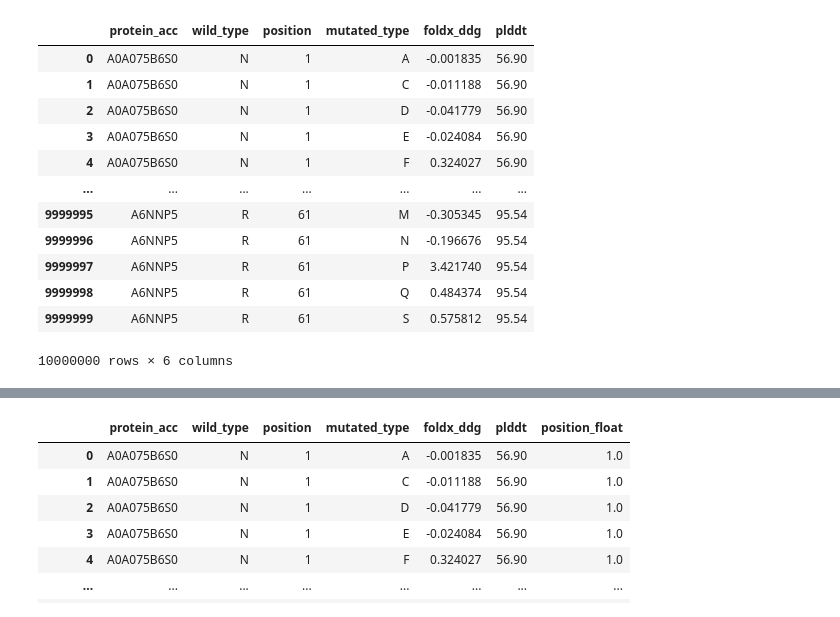
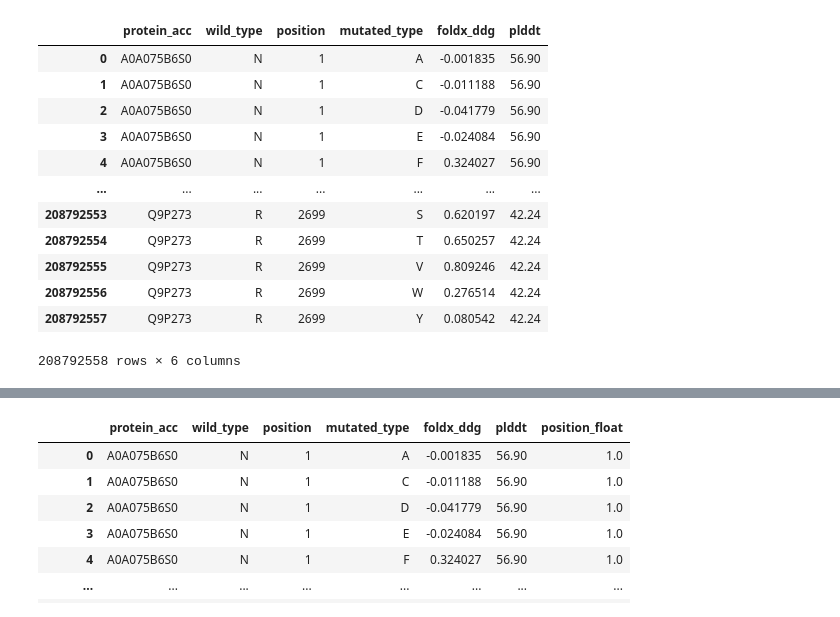
Before and after one commit to PhenoMeters/pheno_analysis, a Jupyter notebook: stability_testing.ipynb, the cells around one changed output, grey strips where cells are left out. Saved outputs shown, nothing was run; the diff lists cells and outputs as text; code cells hidden in the pictures.

Commit message:
finished working split stability

```diff
--- a/stability_testing.ipynb
+++ b/stability_testing.ipynb
@@ -12,24 +12,24 @@ import time
 import math
 # %%
 phosphosite_data = pd.read_csv("/people/imal967/git_repos/pheno_analysis/phosphosite_for_pockets.csv", nrows = 10000)
-stability_data = pd.read_csv("/rcfs/projects/proteometer/ProtVar/predictions/stability/2024.05.28_foldx_energy.csv", nrows = 10000000) # the stability dataset is BIG. It has 208792558 rows.  Just loading in the first 100,000
+stability_data = pd.read_csv("/rcfs/projects/proteometer/ProtVar/predictions/stability/2024.05.28_foldx_energy.csv") # the stability dataset is BIG. It has 208792558 rows.  Just loading in the first 100,000
 stability_data
 
 # note that the .sample() still reads in the whole csv and just samples from it.  Better to use the nrows so it just reads the first n rows
 # %% [output]
 |  | protein_acc | wild_type | position | mutated_type | foldx_ddg | plddt |
 | 0 | A0A075B6S0 | N | 1 | A | -0.001835 | 56.90 |
 | 1 | A0A075B6S0 | N | 1 | C | -0.011188 | 56.90 |
 | 2 | A0A075B6S0 | N | 1 | D | -0.041779 | 56.90 |
 | 3 | A0A075B6S0 | N | 1 | E | -0.024084 | 56.90 |
 | 4 | A0A075B6S0 | N | 1 | F | 0.324027 | 56.90 |
 | ... | ... | ... | ... | ... | ... | ... |
-| 9999995 | A6NNP5 | R | 61 | M | -0.305345 | 95.54 |
-| 9999996 | A6NNP5 | R | 61 | N | -0.196676 | 95.54 |
-| 9999997 | A6NNP5 | R | 61 | P | 3.421740 | 95.54 |
-| 9999998 | A6NNP5 | R | 61 | Q | 0.484374 | 95.54 |
-| 9999999 | A6NNP5 | R | 61 | S | 0.575812 | 95.54 |
+| 208792553 | Q9P273 | R | 2699 | S | 0.620197 | 42.24 |
+| 208792554 | Q9P273 | R | 2699 | T | 0.650257 | 42.24 |
+| 208792555 | Q9P273 | R | 2699 | V | 0.809246 | 42.24 |
+| 208792556 | Q9P273 | R | 2699 | W | 0.276514 | 42.24 |
+| 208792557 | Q9P273 | R | 2699 | Y | 0.080542 | 42.24 |
-10000000 rows × 6 columns
+208792558 rows × 6 columns
 # %%
 phosphosite_data
 # %% [output]
```
Also changed, not shown: parts of 11 cells of this notebook, 2 other files.
